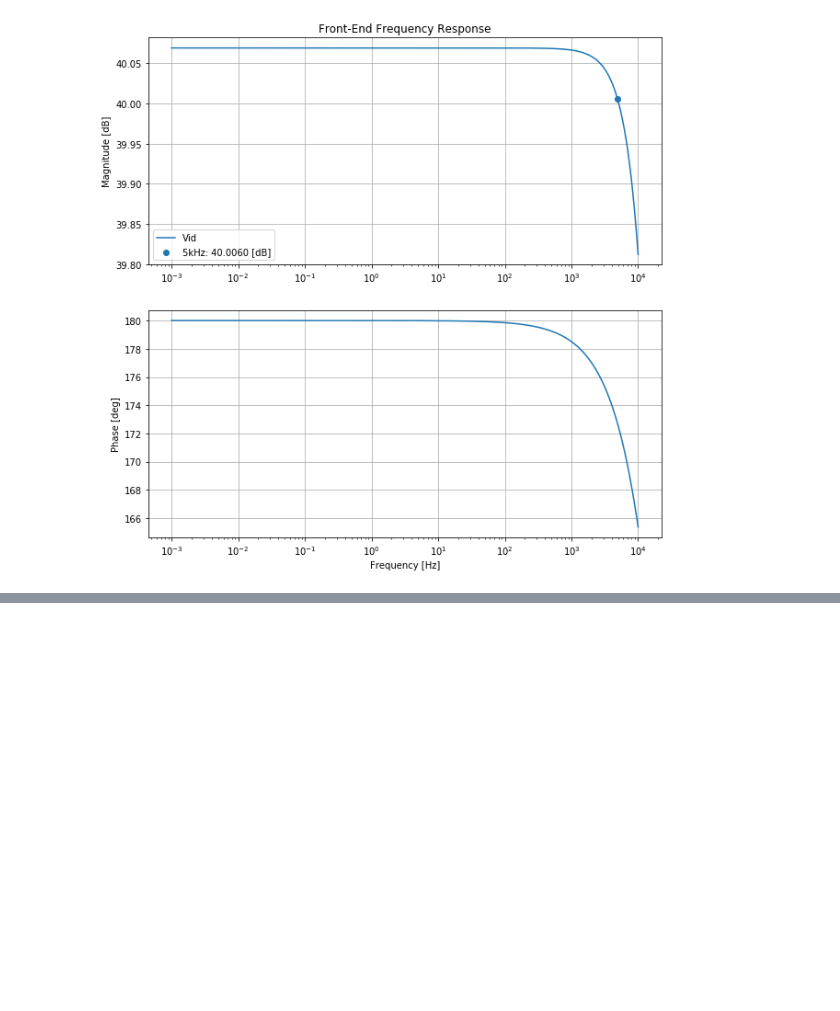
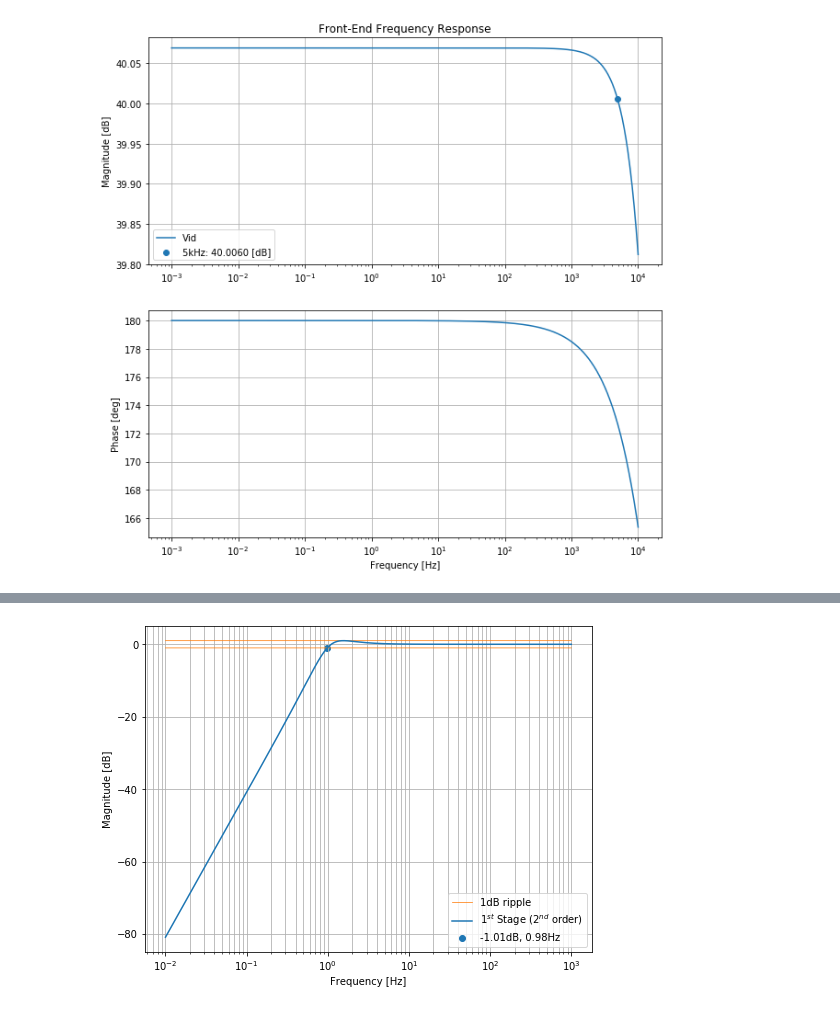
Before and after one commit to kegedy/EE538, a Jupyter notebook: design_project/design_project.ipynb, the cells around one changed output, grey strips where cells are left out. Cells and saved outputs as stored; diff of their text form; code cells hidden in the pictures; blank space fills up the shorter version.

```diff
--- a/design_project/design_project.ipynb
+++ b/design_project/design_project.ipynb
@@ -270,0 +525,42 @@ plt.show();
+# %%
+# High Pass
+#f_ratio = 1.21763    # taken from Table 1 in MT-206 app note
+#fc_hp = 1/f_ratio    # 1Hz HP filter
+
+Q1 = 0.9565
+cn1 = 1.0500
+C1 = 3.3e-6
+C2 = 1e-6
+R1 = 7548.72808308310
+R2 = 38696.0558946487
+
+
+w01 = 2*np.pi*fc1*cn1
+a1 = 1
+b1 = w01/Q1
+c1 = w01**2
+num3 = [1, 0, 0]
+den3 = [a1, b1, c1]
+
+stage1 = signal.TransferFunction(num3, den3)
+f = np.logspace(-2, 3, 10000)
+w = 2*np.pi*f
+w1, mag1, phase1 = stage1.bode(w=w)
+# %%
+fig, ax = plt.subplots(figsize=(8,6))
+
+x0 = np.where(mag1<=-1)[0][-1]
+label0 = "{:.2f}dB, {:.2f}Hz".format(mag1[x0],f[x0])
+
+ax.semilogx(f, 1*np.ones(len(mag1)),color='tab:orange',linewidth=.75)
+ax.semilogx(f,-1*np.ones(len(mag1)),color='tab:orange',linewidth=.75,label='1dB ripple')
+ax.semilogx(f, mag1, label=r'$1^{st}$ Stage ($2^{nd}$ order)')
+ax.scatter(f[x0],mag1[x0-1],label=label0,color='tab:blue')
+ax.grid(which='both', axis='both')
+ax.set_ylabel('Magnitude [dB]')
+ax.set_xlabel('Frequency [Hz]')
+ax.legend()
+
+plt.show();
+# %% [output]
+[figure, added]
```
Also changed, not shown: parts of 17 cells of this notebook.
